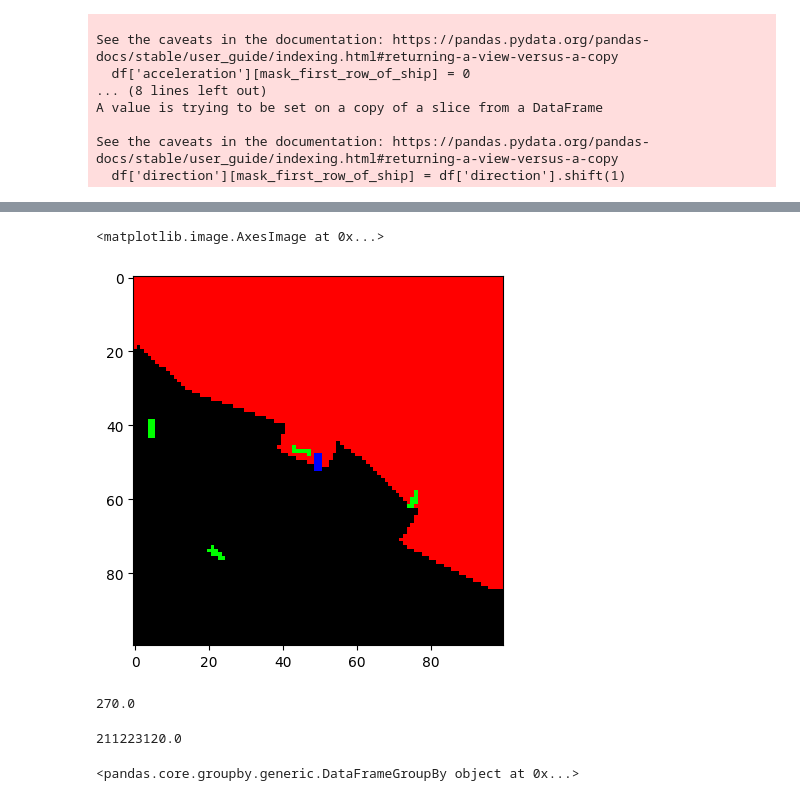
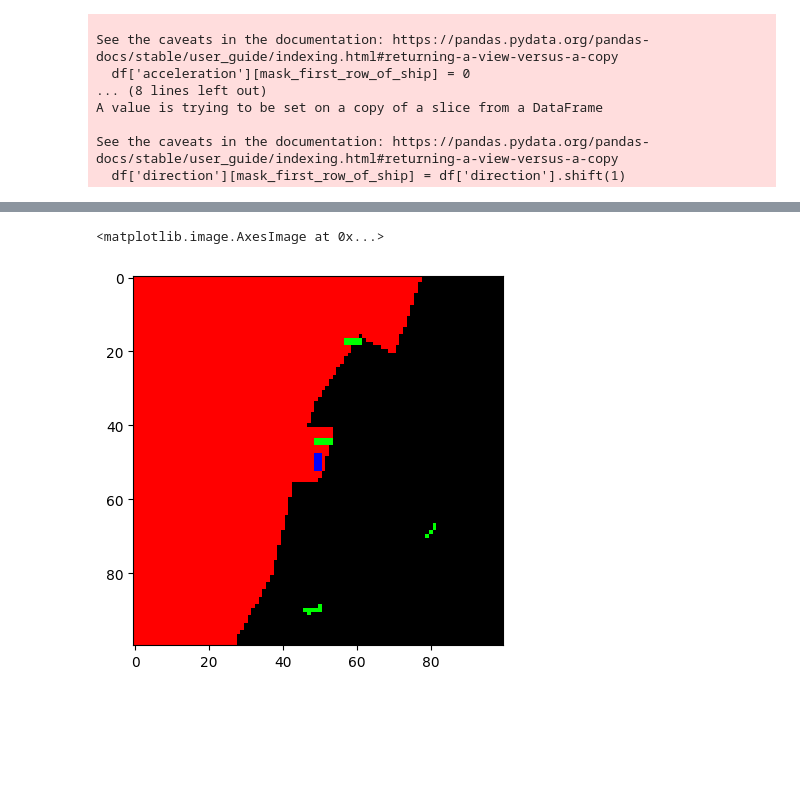
Before and after one commit to raphaelschwinger/PPUU-FerryGym, a Jupyter notebook: preprocessing/preprocess-dataset.ipynb, the cells around one changed output, grey strips where cells are left out. Drawn from its saved outputs; the diff is of its cells as text; code cells hidden in the pictures; blank space fills up the shorter version.

```diff
--- a/preprocessing/preprocess-dataset.ipynb
+++ b/preprocessing/preprocess-dataset.ipynb
@@ -233,5 +239,0 @@ df.describe()
-# %%
-# group by datetime
-df_grouped = df.groupby(['datetime'])
-# get first group
-group = df_grouped.get_group('2022-04-01T15:24:52.000Z')
@@ -238,9 +298,2 @@ group = df_grouped.get_group('2022-04-01T15:24:52.000Z')
 # %%
-new_gb = pd.concat( [ df_grouped.get_group(group) for i,group in enumerate( df_grouped.groups) if i < 1000 ] ).groupby('datetime')
+groups = pd.concat( [ df_grouped.get_group(group) for i,group in enumerate( df_grouped.groups) if i < 1000 ] ).groupby('datetime')
-# %%
-def add_group_index(x):
-    # for each row in group add index
-    x['group_index'] = range(0, len(x))
-    return x
-
-groups = new_gb.apply(add_group_index)
@@ -287,4 +300,4 @@ groups[groups['group_index'] == 5]
 # %%
-group = groups.groupby('datetime').get_group('2022-04-01 12:07:22+00:00')
+group = groups.get_group('2022-04-01 12:07:22+00:00')
 group
 # %% [output]
@@ -303,34 +316,16 @@ plot_single_frame(group)
 # %%
 # create ship object for every row in group
 ships = []
 for index, row in group.iterrows():
     ship = Ship.Ship((row['x'], row['y']), row['direction'], 1, row['mmsi'])
     ships.append(ship)
 
 first_row = group.iloc[0]
 agent = Ship.Ship((first_row['x'], first_row['y']), first_row['direction'], 1, first_row['mmsi'])
 # render neighborhood
 neighborhood = env.render_neighborhood(agent, ships)
 # plot neighborhood
-# turn image 90 degrees right
-neighborhood = np.rot90(neighborhood, 3)
-# mirror image
-neighborhood = np.fliplr(neighborhood)
 plt.imshow(neighborhood)
 # %% [output]
 <matplotlib.image.AxesImage at 0x...>
-[figure, old version]
+[figure, new version]
-# %%
-agent.direction
-# %% [output]
-270.0
-# %%
-agent.mmsi
-# %% [output]
-211223120.0
-# %%
-df_test = pd.DataFrame({'A': 'a a b'.split(), 'B': [1,2,3], 'C': [4,6, 5]})
-g = df_test.groupby('A')
-g
-# %% [output]
-<pandas.core.groupby.generic.DataFrameGroupBy object at 0x...>
```
Also changed, not shown: parts of 18 cells of this notebook, 3 other files.
